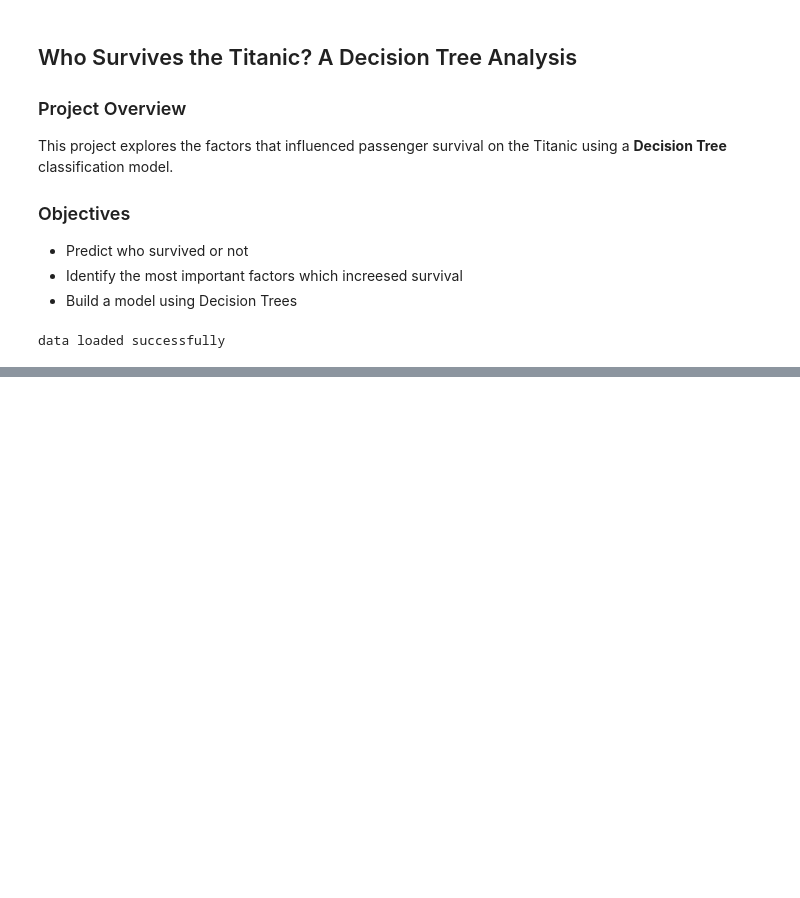
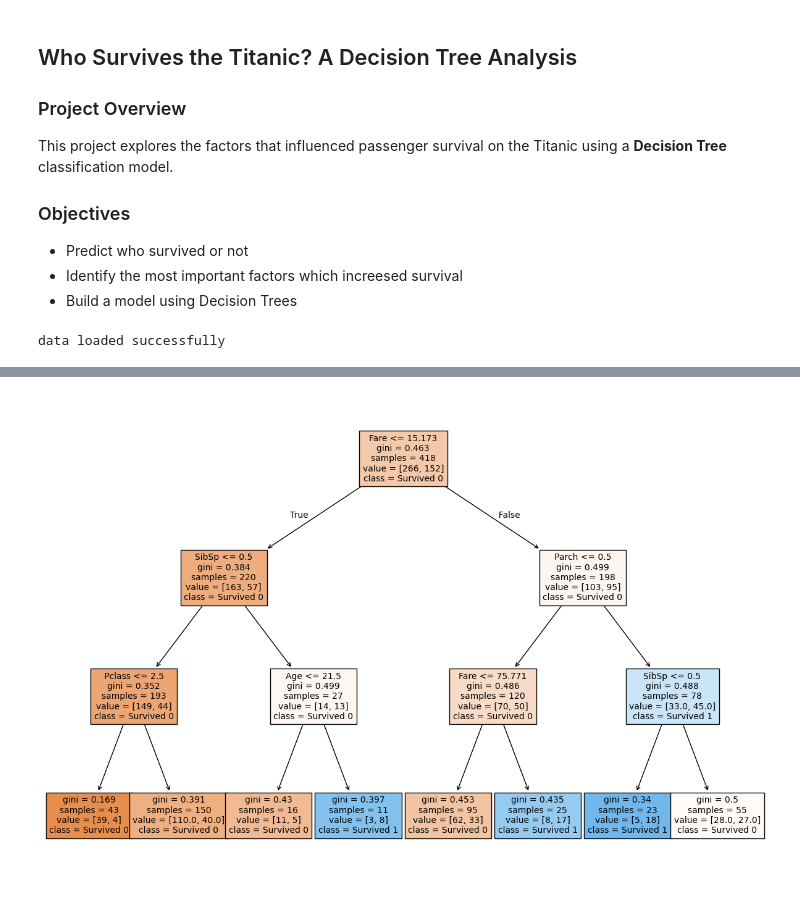
Before and after one commit to Akakiusz/machine-learning-algorithms, a Jupyter notebook: Nootebooks/02_titanic_survival_predictions.ipynb, the cells around one changed output, grey strips where cells are left out. Saved outputs shown, nothing was run; the diff lists cells and outputs as text; code cells hidden in the pictures; blank space fills up the shorter version.

Commit message:
Update 02_titanic_survival_predictions.ipynb
Visualisation - gini

```diff
--- a/Nootebooks/02_titanic_survival_predictions.ipynb
+++ b/Nootebooks/02_titanic_survival_predictions.ipynb
@@ -42,3 +42,15 @@ data.head(10)
 # Features (x) and target (y) we can check how factors trigger machine failure (0/1)
 x = data[[ "Age", "SibSp", "Parch", "Fare", "Pclass"]]
 y = data["Survived"]
+# %%
+# Run decision tree classifier
+clf = DecisionTreeClassifier(criterion="gini", max_depth=3, random_state=42)
+clf = clf.fit(x, y)
+# %%
+# Visualisation gini
+plt.figure(figsize=(15,10))
+tree.plot_tree(clf, feature_names=["Age", "SibSp", "Parch", "Fare", "Pclass"],
+    class_names=["Survived 0" , "Survived 1"], filled=True, fontsize=10)
+plt.show()
+# %% [output]
+[figure, added]
```
